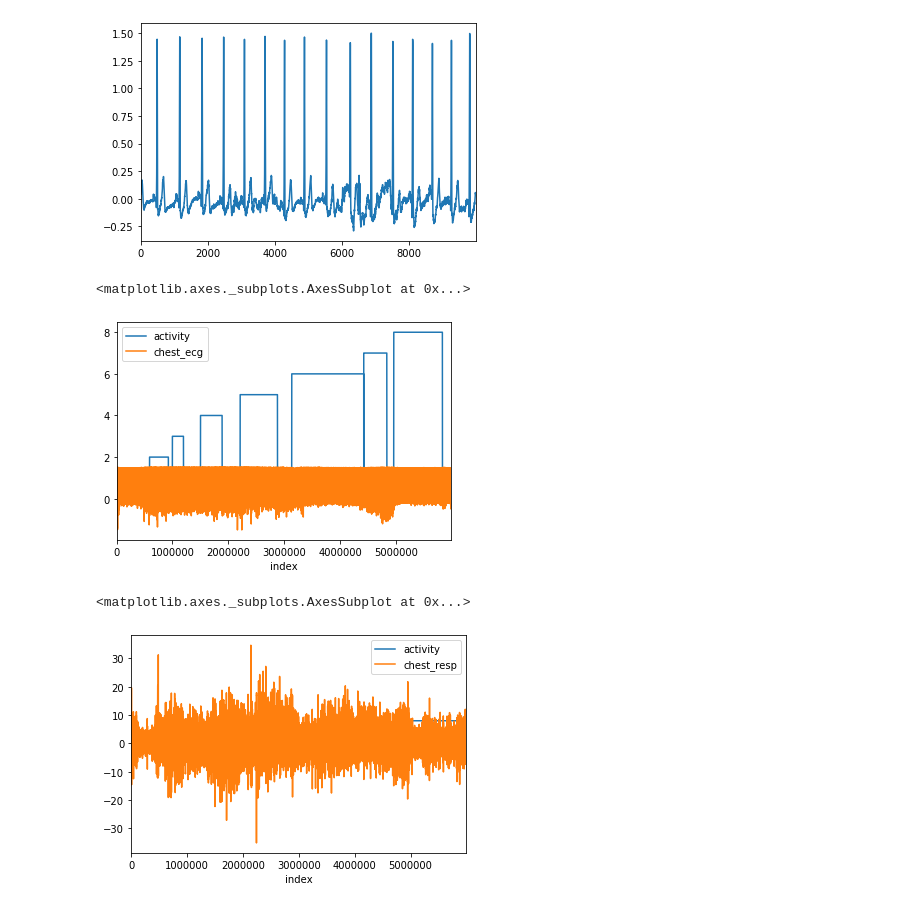
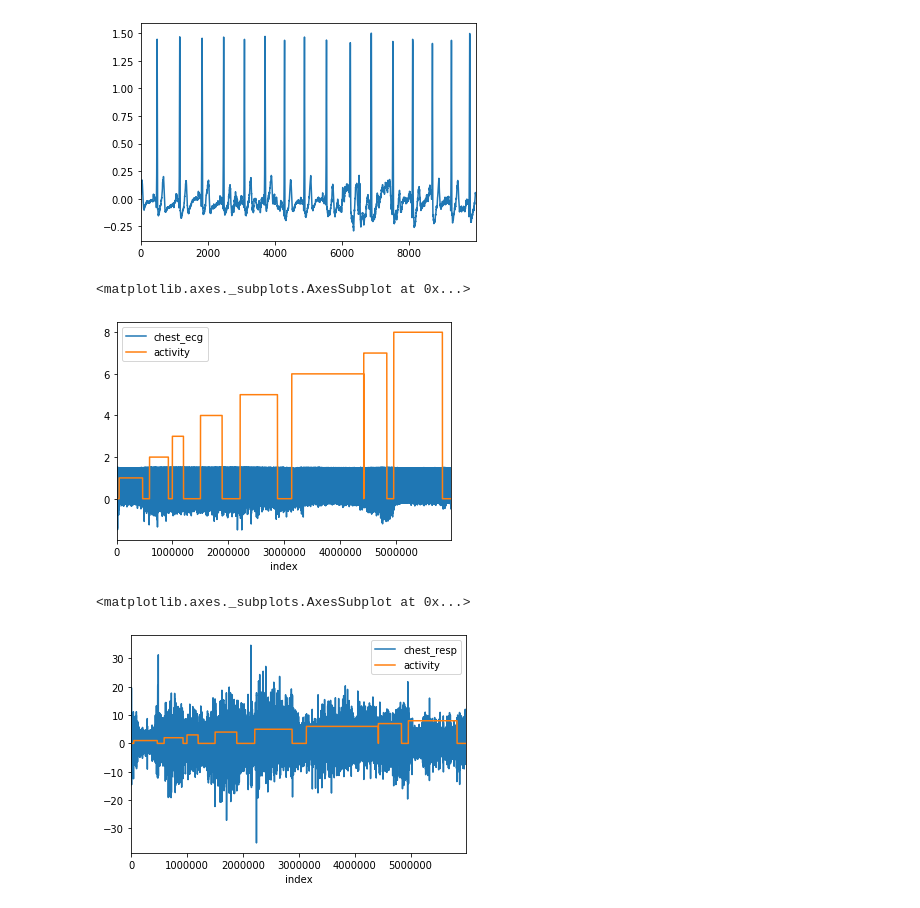
Before and after one commit to GailletLouis/Python_for_data_analysis, a Jupyter notebook: script.ipynb, the cells around one changed output. Drawn from its saved outputs; the diff is of its cells as text; code cells hidden in the pictures.

```diff
--- a/script.ipynb
+++ b/script.ipynb
@@ -173,9 +173,9 @@ def create_pd_dataframe(pkl_data):
             'wrist_acc_x':wrist_ACC_x, \
             'wrist_acc_y':wrist_ACC_y, \
             'wrist_acc_z':wrist_ACC_z, \
-            'wrist_bvp':wrist_BVP_700hz, \
-            'wrist_eda':wrist_EDA_700hz, \
-            'wrist_temp':wrist_TEMP_700hz, \
+            'wrist_bvp':np.array(wrist_BVP_700hz)[:,0], \
+            #'wrist_eda':wrist_EDA_700hz, \
+            #'wrist_temp':wrist_TEMP_700hz, \
             'chest_ACC_x':chest_ACC_x, \
             'chest_ACC_y':chest_ACC_y, \
             'chest_ACC_z':chest_ACC_z, \
@@ -258,12 +240,12 @@ frame_8['chest_ecg'].iloc[0:10000].plot.line()
 <matplotlib.axes._subplots.AxesSubplot at 0x...>
 [figure]
 # %%
-frame_8.reset_index().plot(x='index', y=['activity','chest_ecg'])
+frame_8.reset_index().plot(x='index', y=['chest_ecg','activity'])
 # %% [output]
 <matplotlib.axes._subplots.AxesSubplot at 0x...>
-[figure, old version]
+[figure, new version]
 # %%
-frame_8.reset_index().plot(x='index', y=['activity','chest_resp'])
+frame_8.reset_index().plot(x='index', y=['chest_resp','activity'])
 # %% [output]
 <matplotlib.axes._subplots.AxesSubplot at 0x...>
-[figure, old version]
+[figure, new version]
```
Also changed, not shown: parts of 6 cells of this notebook, 1 other file.
